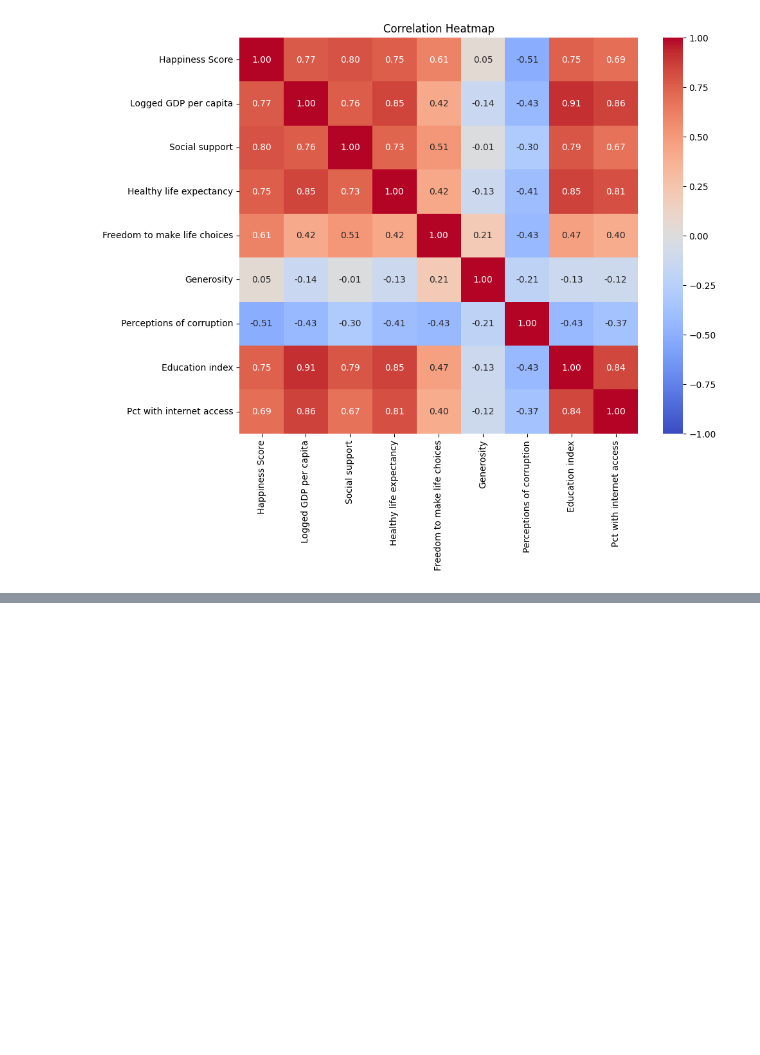
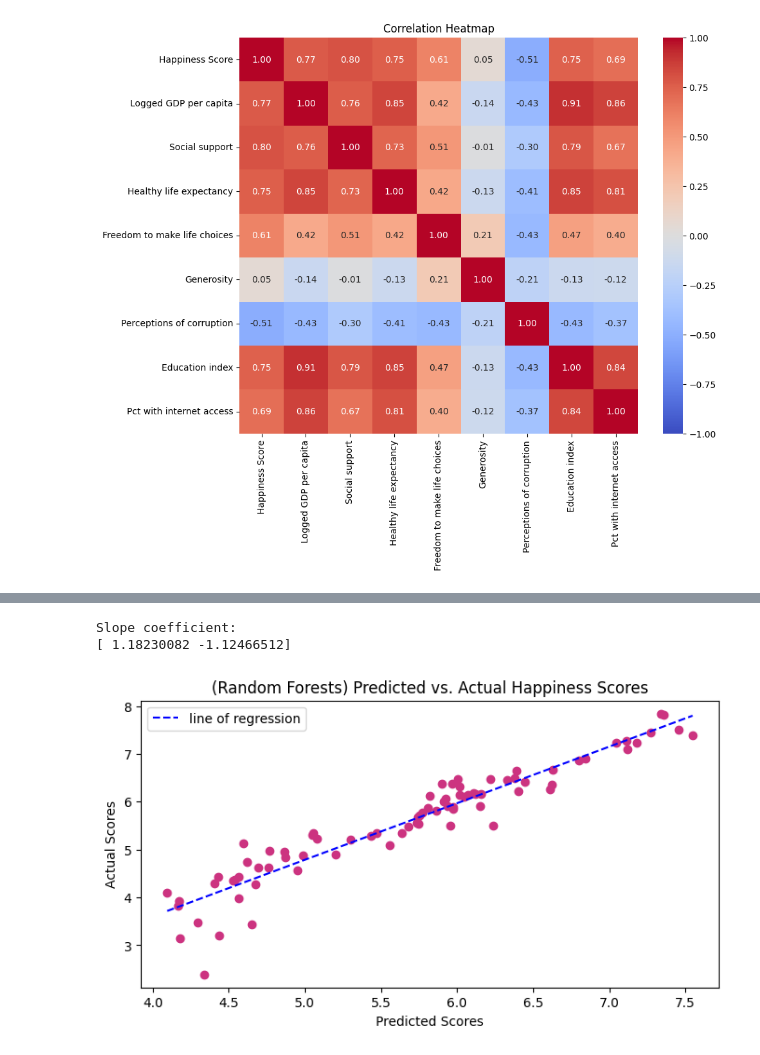
Before and after one commit to sroates/sroates.github.io, a Jupyter notebook: FinalTutorial.ipynb, the cells around one changed output, grey strips where cells are left out. Saved outputs shown, nothing was run; the diff lists cells and outputs as text; code cells hidden in the pictures; blank space fills up the shorter version.

```diff
--- a/FinalTutorial.ipynb
+++ b/FinalTutorial.ipynb
@@ -448,0 +496,28 @@ plt.show()
+# %%
+plt.figure(figsize=(8, 4))
+
+# Pretty in pink
+dark_pink = (0.8, 0.2, 0.5)
+
+# plotting our points
+plt.scatter(predicts, y_test, color = dark_pink)
+
+# Fitting a line of regression to this scatterplot of predicted vs actual to look at the slope (coeff)
+coefficient = np.polyfit(predicts, y_test, 1)
+regression = np.poly1d(coefficient)
+x_values = np.linspace(predicts.min(), predicts.max(), 100)
+plt.plot(x_values, regression(x_values), color = 'blue', linestyle = '--', label = 'line of regression')
+plt.legend(fontsize = 'medium')
+
+plt.title('(Random Forests) Predicted vs. Actual Happiness Scores')
+plt.xlabel('Predicted Scores')
+plt.ylabel('Actual Scores')
+
+print("Slope coefficient:")
+print(coefficient)
+
+plt.show()
+# %% [output]
+Slope coefficient:
+[ 1.18230082 -1.12466512]
+[figure, added]
```
Also changed, not shown: parts of 22 cells of this notebook.
